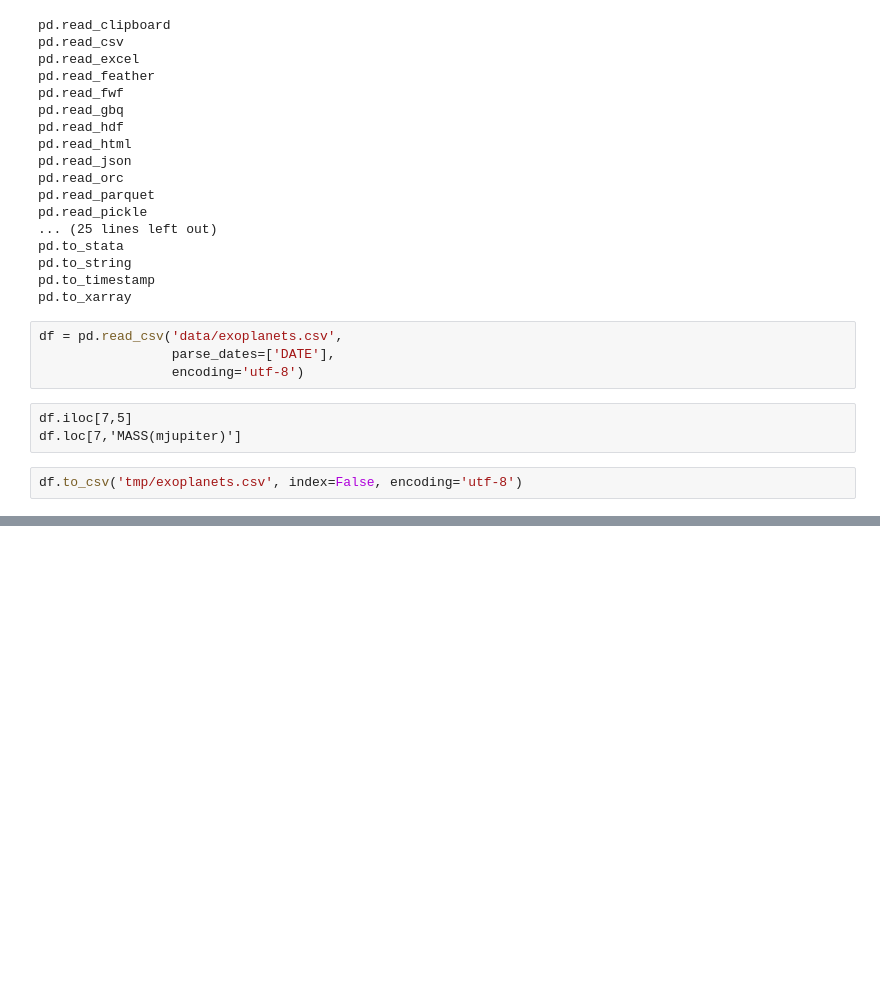
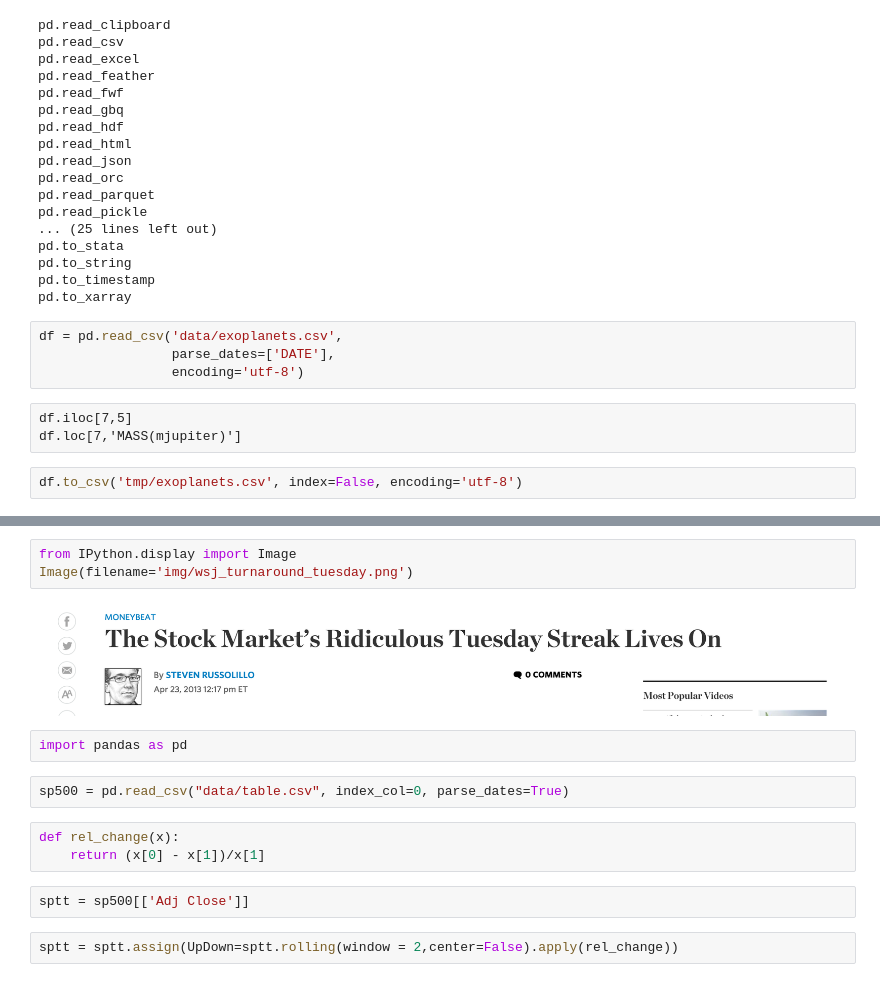
Before and after one commit to mukulietlucknow/strata_data, a Jupyter notebook: self practice.ipynb, the cells around one changed output, grey strips where cells are left out. Drawn from its saved outputs; the diff is of its cells as text; blank space fills up the shorter version.

```diff
--- a/self practice.ipynb
+++ b/self practice.ipynb
@@ -285,0 +546,16 @@ df.to_csv('tmp/exoplanets.csv', index=False, encoding='utf-8')
+# %%
+from IPython.display import Image
+Image(filename='img/wsj_turnaround_tuesday.png')
+# %% [output]
+[figure, added]
+# %%
+import pandas as pd
+# %%
+sp500 = pd.read_csv("data/table.csv", index_col=0, parse_dates=True)
+# %%
+def rel_change(x):
+    return (x[0] - x[1])/x[1]
+# %%
+sptt = sp500[['Adj Close']]
+# %%
+sptt = sptt.assign(UpDown=sptt.rolling(window = 2,center=False).apply(rel_change))
```
Also changed, not shown: parts of 61 cells of this notebook, 1 other file.
